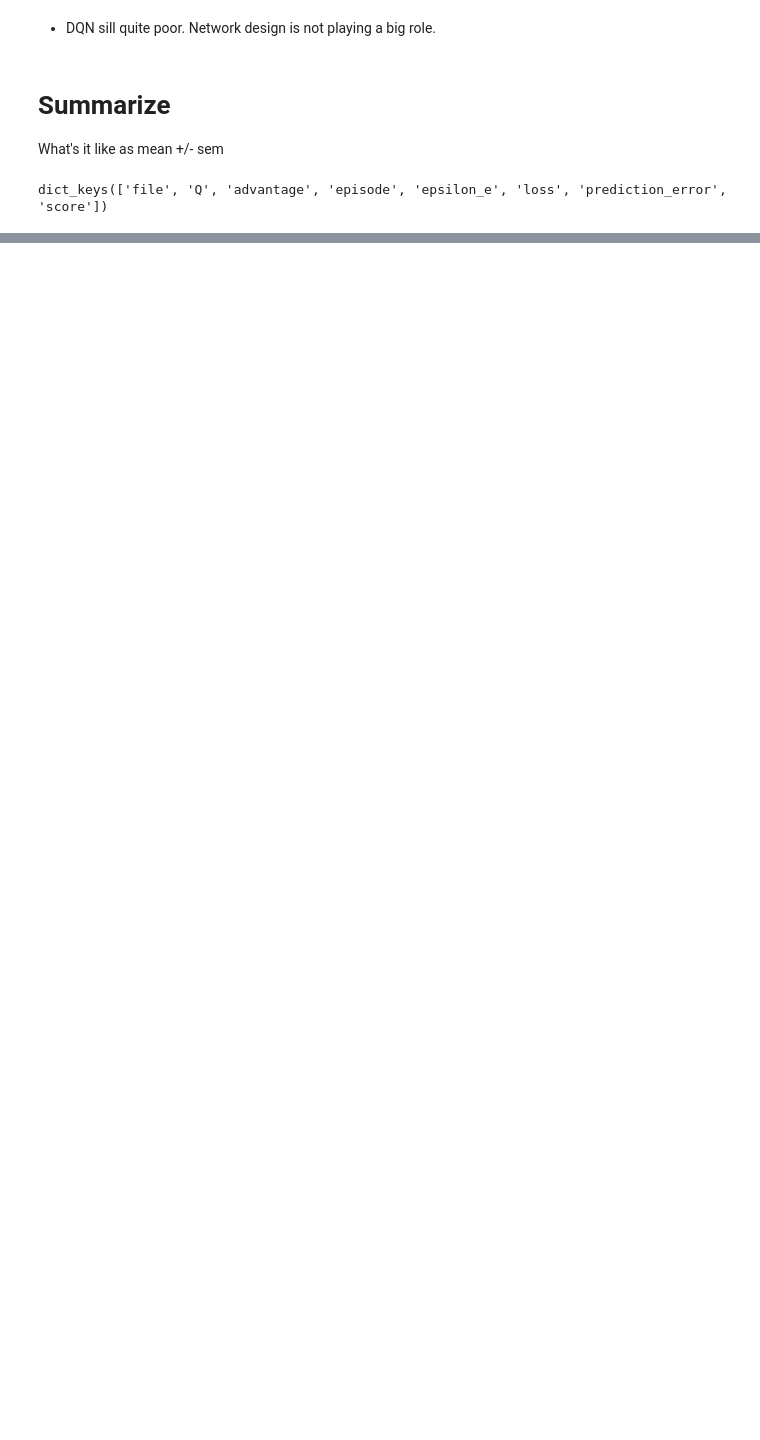
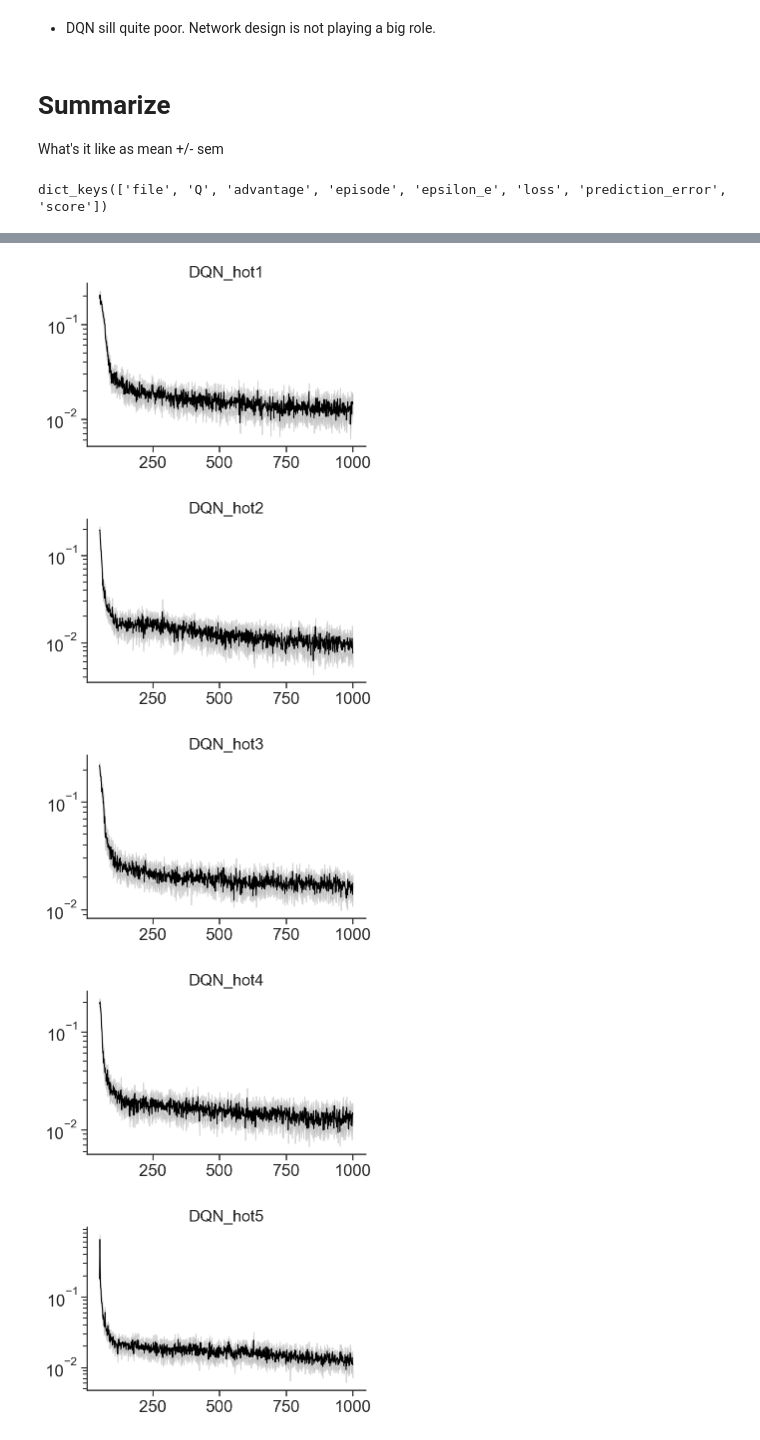
Before and after one commit to CoAxLab/azad, a Jupyter notebook: notebooks/wythoff_exp63.ipynb, the cells around one changed output, grey strips where cells are left out. Saved outputs shown, nothing was run; the diff lists cells and outputs as text; code cells hidden in the pictures; blank space fills up the shorter version.

```diff
--- a/notebooks/wythoff_exp63.ipynb
+++ b/notebooks/wythoff_exp63.ipynb
@@ -122,0 +138,19 @@ for model in models:
+# %%
+key = 'loss'
+for model in models:
+    episodes, avg, sem = score_summary(exp_63[model], key=key)
+    plt.figure(figsize=(5, 3))
+    _ = plt.plot(episodes, avg, linestyle="-", color='black', alpha=1.0, linewidth=1)
+    _ = plt.fill_between(episodes,
+                           avg + 2*sem,
+                           avg - 2*sem,
+                           color='grey', alpha=0.3)
+    _ = plt.yscale("log")
+    _ = sns.despine()
+    _ = plt.title(model)
+# %% [output]
+[figure, added]
+[figure, added]
+[figure, added]
+[figure, added]
+[figure, added]
```
Also changed, not shown: parts of 5 cells of this notebook, 1 other file.
